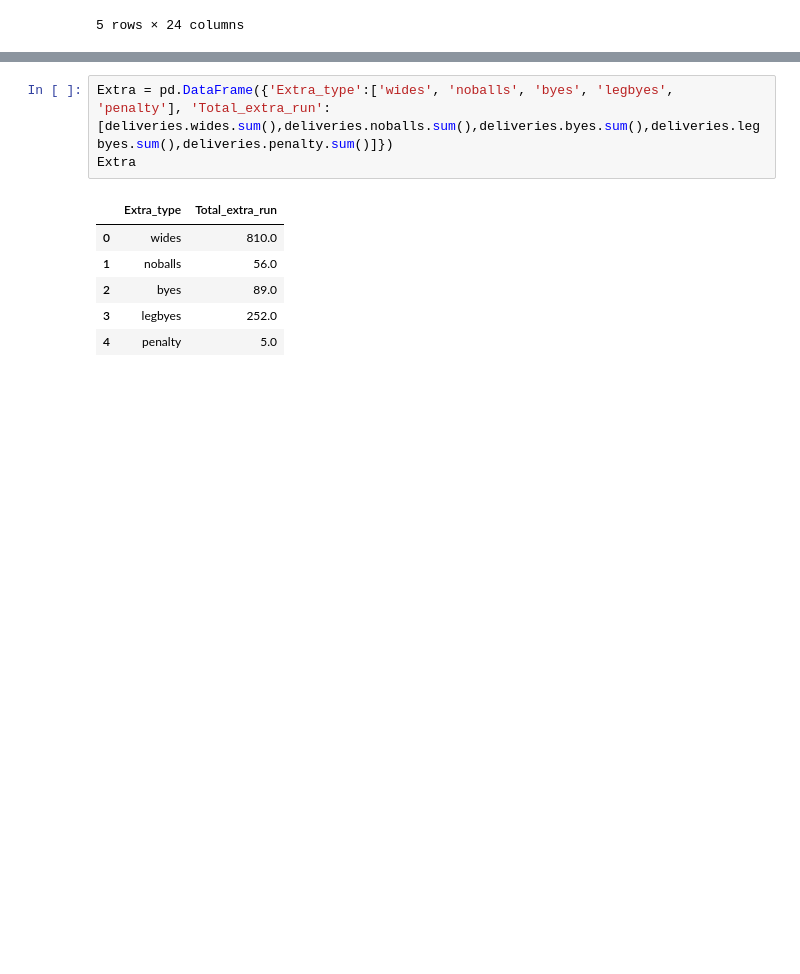
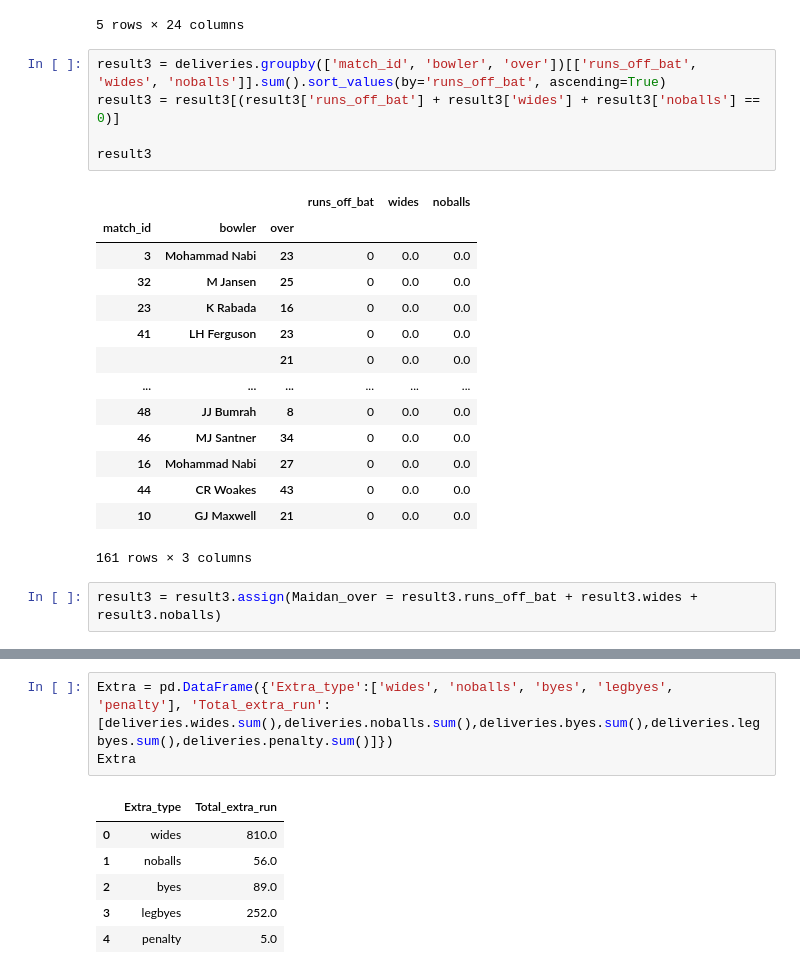
Before and after one commit to Pankajgupta836/World_cup_2023, a Jupyter notebook: World cup 2023 Analysis.ipynb, the cells around one changed output, grey strips where cells are left out. Cells and saved outputs as stored; diff of their text form; blank space fills up the shorter version.

```diff
--- a/World cup 2023 Analysis.ipynb
+++ b/World cup 2023 Analysis.ipynb
@@ -318,3 +318,25 @@ deliveries.tail()
 | 26117 | 45 | 2023/24 | 2023-11-12 | M Chinnaswamy Stadium, Bengaluru | 2 | 47.4 | Netherlands | India | AT Nidamanuru | ... |
 | 26118 | 45 | 2023/24 | 2023-11-12 | M Chinnaswamy Stadium, Bengaluru | 2 | 47.5 | Netherlands | India | AT Nidamanuru | ... |
 5 rows × 24 columns
+# %%
+result3 = deliveries.groupby(['match_id', 'bowler', 'over'])[['runs_off_bat', 'wides', 'noballs']].sum().sort_values(by='runs_off_bat', ascending=True)
+result3 = result3[(result3['runs_off_bat'] + result3['wides'] + result3['noballs'] == 0)]
+
+result3
+# %% [output]
+|  |  |  | runs_off_bat | wides | noballs |
+| match_id | bowler | over |  |  |  |
+| 3 | Mohammad Nabi | 23 | 0 | 0.0 | 0.0 |
+| 32 | M Jansen | 25 | 0 | 0.0 | 0.0 |
+| 23 | K Rabada | 16 | 0 | 0.0 | 0.0 |
+| 41 | LH Ferguson | 23 | 0 | 0.0 | 0.0 |
+|  |  | 21 | 0 | 0.0 | 0.0 |
+| ... | ... | ... | ... | ... | ... |
+| 48 | JJ Bumrah | 8 | 0 | 0.0 | 0.0 |
+| 46 | MJ Santner | 34 | 0 | 0.0 | 0.0 |
+| 16 | Mohammad Nabi | 27 | 0 | 0.0 | 0.0 |
+| 44 | CR Woakes | 43 | 0 | 0.0 | 0.0 |
+| 10 | GJ Maxwell | 21 | 0 | 0.0 | 0.0 |
+161 rows × 3 columns
+# %%
+result3 = result3.assign(Maidan_over = result3.runs_off_bat + result3.wides + result3.noballs)
```
Also changed, not shown: parts of 4 cells of this notebook.
